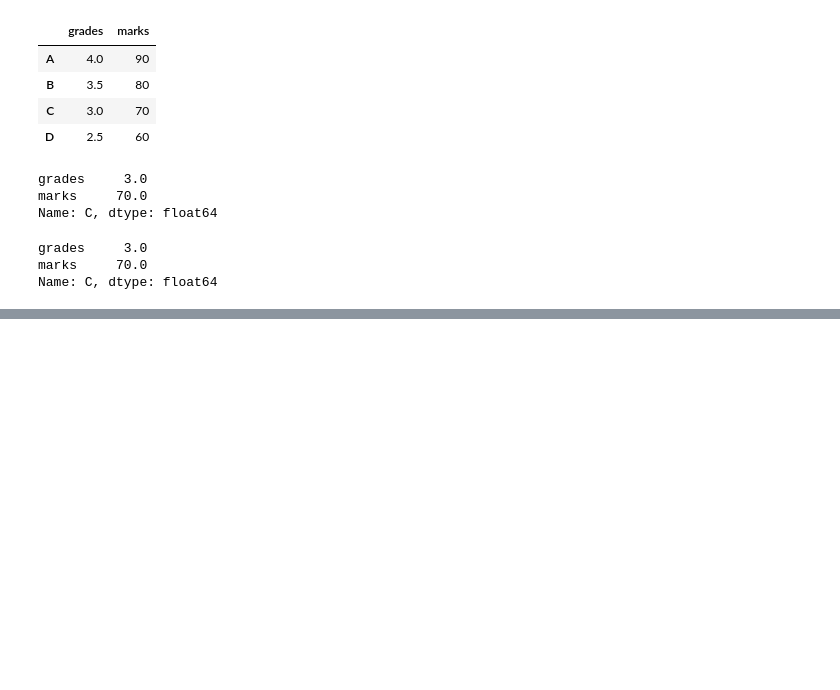
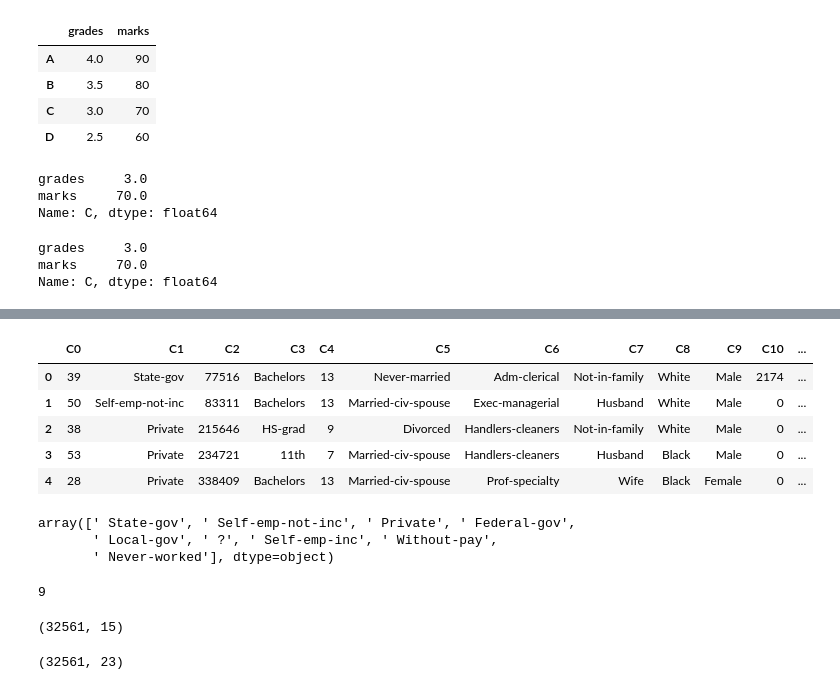
Before and after one commit to JakeBestDev/Packt_AIScience_Data_Science_Machine_Learning, a Jupyter notebook: Module_2_Python_Data_Visualization_and_Understanding/lab_2_advance_pandas.ipynb, the cells around one changed output, grey strips where cells are left out. Cells and saved outputs as stored; diff of their text form; code cells hidden in the pictures; blank space fills up the shorter version.

```diff
--- a/Module_2_Python_Data_Visualization_and_Understanding/lab_2_advance_pandas.ipynb
+++ b/Module_2_Python_Data_Visualization_and_Understanding/lab_2_advance_pandas.ipynb
@@ -370,0 +498,8 @@ Name: C, dtype: float64
+# %%
+## Now lets say we want to replace L[0] or ' <=50K' with -1 and L[1] or ' >50K' with 1
+## First we need something to compare against the original dataframe
+## Lets start with L[0]
+## We'll gets a boolean series for the column telling us which rows have L[0] or ' <=50K'
+
+idx = df['C14']==L[0]
+idx
@@ -370,0 +519,5 @@ Name: C, dtype: float64
+# %%
+## Now lets use the .loc function to find all the places where idx is True and replace them with -1
+
+df['C14'].loc[idx] = -1
+df['C14']
@@ -370,0 +541,4 @@ Name: C, dtype: float64
+# %%
+## Now lets do the same for L[1] or ' >50K' with 1
+idx = df['C14']==L[1]
+idx
@@ -370,0 +558,5 @@ Name: C, dtype: float64
+# %%
+## Now lets use the .loc function to find all the places where idx is True and replace them with 1
+
+df['C14'].loc[idx] = 1
+df['C14']
@@ -370,0 +580,32 @@ Name: C, dtype: float64
+# %%
+## Now lets look at the top 5 columns again
+## We want to investigate C1 further so to do this we're going to use the One-Hot Encoding method
+## Which will seperate all of the unique veriables in the column into their own columns and turning them into boolean columns
+
+df.head()
+# %% [output]
+|  | C0 | C1 | C2 | C3 | C4 | C5 | C6 | C7 | C8 | C9 | C10 | ... |
+| 0 | 39 | State-gov | 77516 | Bachelors | 13 | Never-married | Adm-clerical | Not-in-family | White | Male | 2174 | ... |
+| 1 | 50 | Self-emp-not-inc | 83311 | Bachelors | 13 | Married-civ-spouse | Exec-managerial | Husband | White | Male | 0 | ... |
+| 2 | 38 | Private | 215646 | HS-grad | 9 | Divorced | Handlers-cleaners | Not-in-family | White | Male | 0 | ... |
+| 3 | 53 | Private | 234721 | 11th | 7 | Married-civ-spouse | Handlers-cleaners | Husband | Black | Male | 0 | ... |
+| 4 | 28 | Private | 338409 | Bachelors | 13 | Married-civ-spouse | Prof-specialty | Wife | Black | Female | 0 | ... |
+# %%
+## First lets find all of the unique veriables in C1
+
+df['C1'].unique()
+# %% [output]
+array([' State-gov', ' Self-emp-not-inc', ' Private', ' Federal-gov',
+       ' Local-gov', ' ?', ' Self-emp-inc', ' Without-pay',
+       ' Never-worked'], dtype=object)
+# %%
+## We can get the count using .size
+
+df['C1'].unique().size
+# %% [output]
+9
+# %%
+## View the original shape of the  dataframe
+df.shape
+# %% [output]
+(32561, 15)
@@ -370,0 +615,5 @@ Name: C, dtype: float64
+# %%
+## Notice the dataframe now has more columns due to the unique variable seperation
+df.shape
+# %% [output]
+(32561, 23)
```
Also changed, not shown: parts of 22 cells of this notebook, 3 other files.
